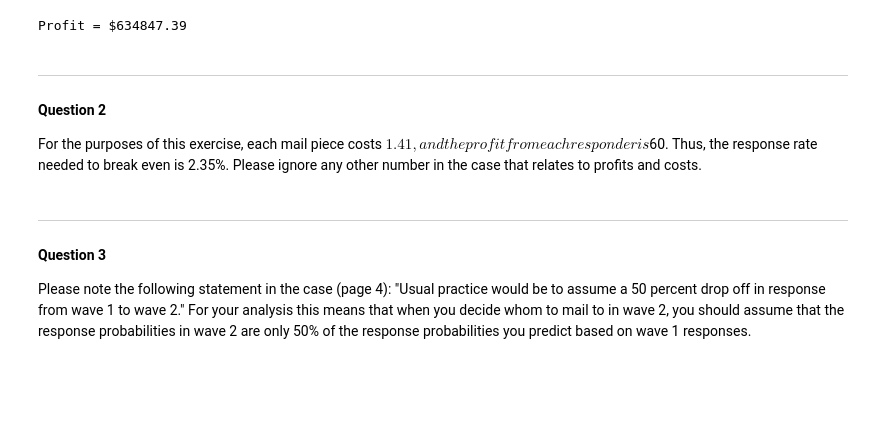
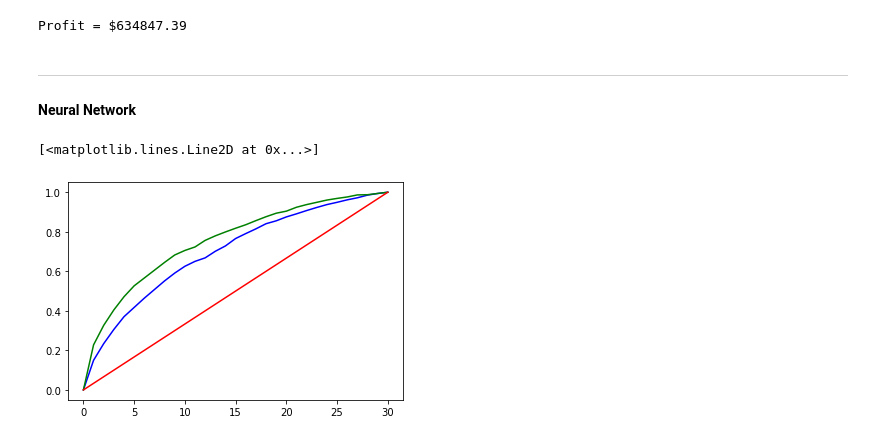
Before and after one commit to kevinbaross/mba263_intuit, a Jupyter notebook: intuit_quicken.ipynb, the cells around one changed output. Saved outputs shown, nothing was run; the diff lists cells and outputs as text; code cells hidden in the pictures; blank space fills up the shorter version.

Commit message:
Add Neural Network

```diff
--- a/intuit_quicken.ipynb
+++ b/intuit_quicken.ipynb
@@ -14,7 +14,7 @@ import mba263
 import numpy
 import matplotlib.pyplot as plt
 # %%
-data = pandas.read_csv('intuit.csv')
+data = pd.read_csv('intuit.csv')
 # %%
 data
 # %% [output]
@@ -111,12 +115,23 @@ Profit = $634847.39
 # %% [markdown]
 ---
 
-#### Question 2
-
-For the purposes of this exercise, each mail piece costs $1.41, and the profit from each responder is $60. Thus, the response rate needed to break even is 2.35%. Please ignore any other number in the case that relates to profits and costs.
+#### Neural Network
-# %% [markdown]
----
-
-#### Question 3
-
-Please note the following statement in the case (page 4): "Usual practice would be to assume a 50 percent drop off in response from wave 1 to wave 2." For your analysis this means that when you decide whom to mail to in wave 2, you should assume that the response probabilities in wave 2 are only 50% of the response probabilities you predict based on wave 1 responses.
+# %%
+res_nn = mba263.neural_network(data['res1'],data[['bizflag','zip_bins','numords',
+                                      'dollars','last','sincepurch','version1','owntaxprod','upgraded',
+                                      'dummy_male','dummy_female','dummy_both_genders','dummy_unknown_gender']])
+# %%
+data['p_nn'] = res_nn.predict(data[['bizflag','zip_bins','numords',
+                                      'dollars','last','sincepurch','version1','owntaxprod','upgraded',
+                                      'dummy_male','dummy_female','dummy_both_genders','dummy_unknown_gender']])
+# %%
+# Gains
+gains1=mba263.gain(data['res1'],data['predicted_res'],bins=30)
+# %%
+gains_nn=mba263.gain(data['res1'],data['p_nn'],30)
+plt.plot(gains1,'b') ## Logit
+plt.plot(gains_nn,'g') ## Neural Network
+plt.plot([0,30],[0,1],'r')
+# %% [output]
+[<matplotlib.lines.Line2D at 0x...>]
+[figure, added]
```
Also changed, not shown: parts of 1 cell of this notebook.
